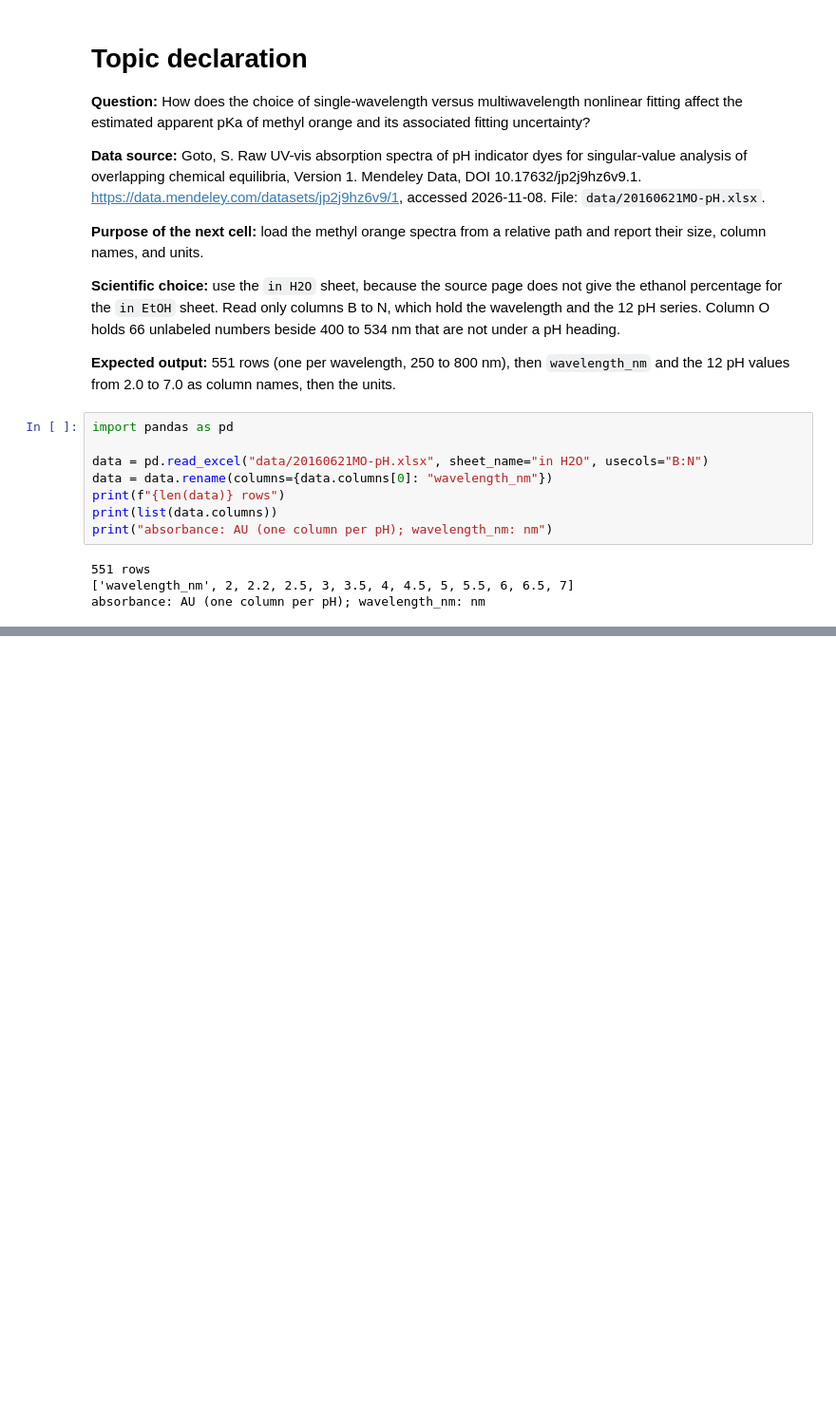
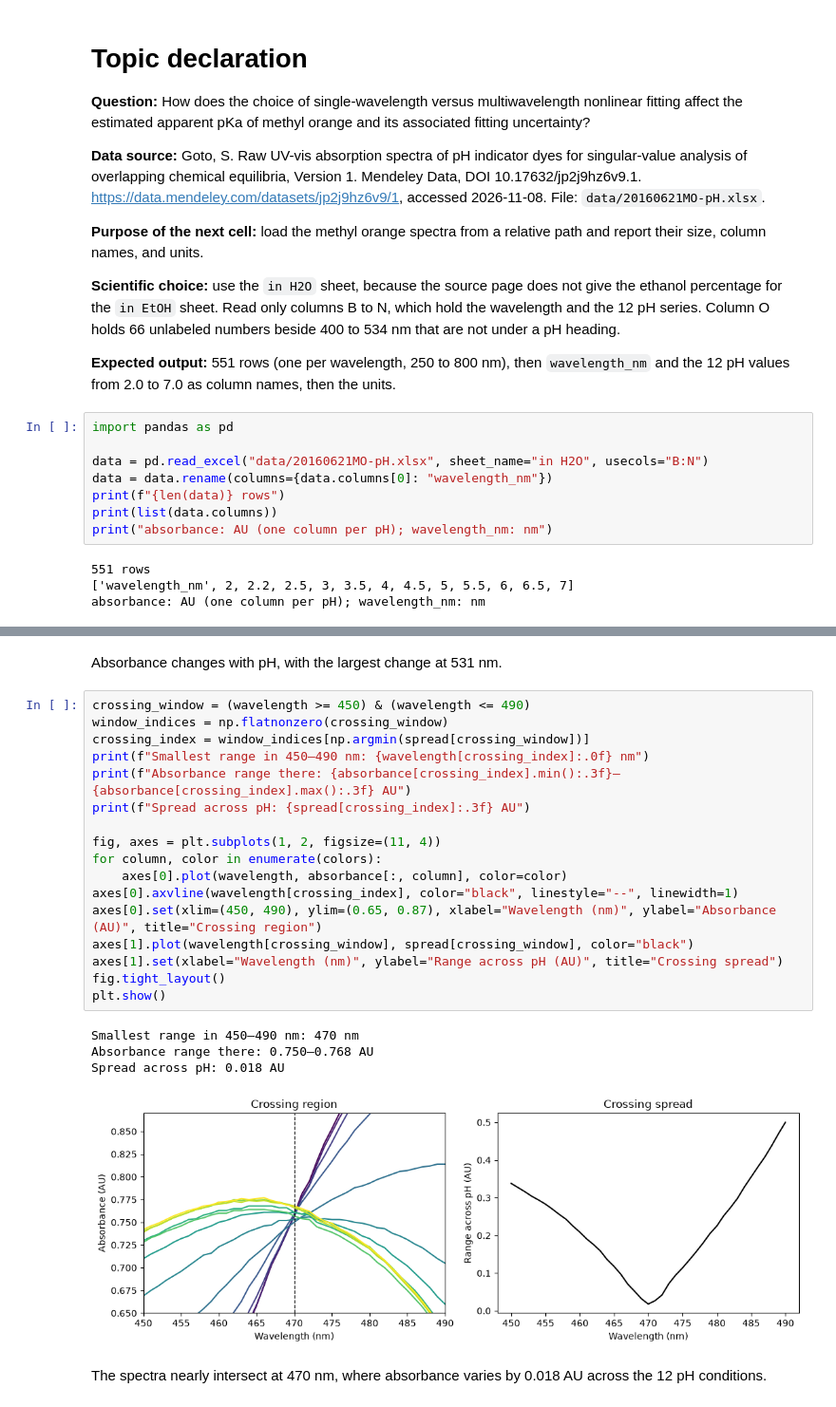
Before and after one commit to silvab-creator/chem527-project, a Jupyter notebook: topic.ipynb, the cells around one changed output, grey strips where cells are left out. Shown at 95% size. Drawn from its saved outputs; the diff is of its cells as text; blank space fills up the shorter version.

```diff
--- a/topic.ipynb
+++ b/topic.ipynb
@@ -24,0 +62,26 @@ absorbance: AU (one column per pH); wavelength_nm: nm
+# %% [markdown]
+Absorbance changes with pH, with the largest change at 531 nm.
+# %%
+crossing_window = (wavelength >= 450) & (wavelength <= 490)
+window_indices = np.flatnonzero(crossing_window)
+crossing_index = window_indices[np.argmin(spread[crossing_window])]
+print(f"Smallest range in 450–490 nm: {wavelength[crossing_index]:.0f} nm")
+print(f"Absorbance range there: {absorbance[crossing_index].min():.3f}–{absorbance[crossing_index].max():.3f} AU")
+print(f"Spread across pH: {spread[crossing_index]:.3f} AU")
+
+fig, axes = plt.subplots(1, 2, figsize=(11, 4))
+for column, color in enumerate(colors):
+    axes[0].plot(wavelength, absorbance[:, column], color=color)
+axes[0].axvline(wavelength[crossing_index], color="black", linestyle="--", linewidth=1)
+axes[0].set(xlim=(450, 490), ylim=(0.65, 0.87), xlabel="Wavelength (nm)", ylabel="Absorbance (AU)", title="Crossing region")
+axes[1].plot(wavelength[crossing_window], spread[crossing_window], color="black")
+axes[1].set(xlabel="Wavelength (nm)", ylabel="Range across pH (AU)", title="Crossing spread")
+fig.tight_layout()
+plt.show()
+# %% [output]
+Smallest range in 450–490 nm: 470 nm
+Absorbance range there: 0.750–0.768 AU
+Spread across pH: 0.018 AU
+[figure, added]
+# %% [markdown]
+The spectra nearly intersect at 470 nm, where absorbance varies by 0.018 AU across the 12 pH conditions.
```
Also changed, not shown: parts of 2 cells of this notebook, 1 other file.
